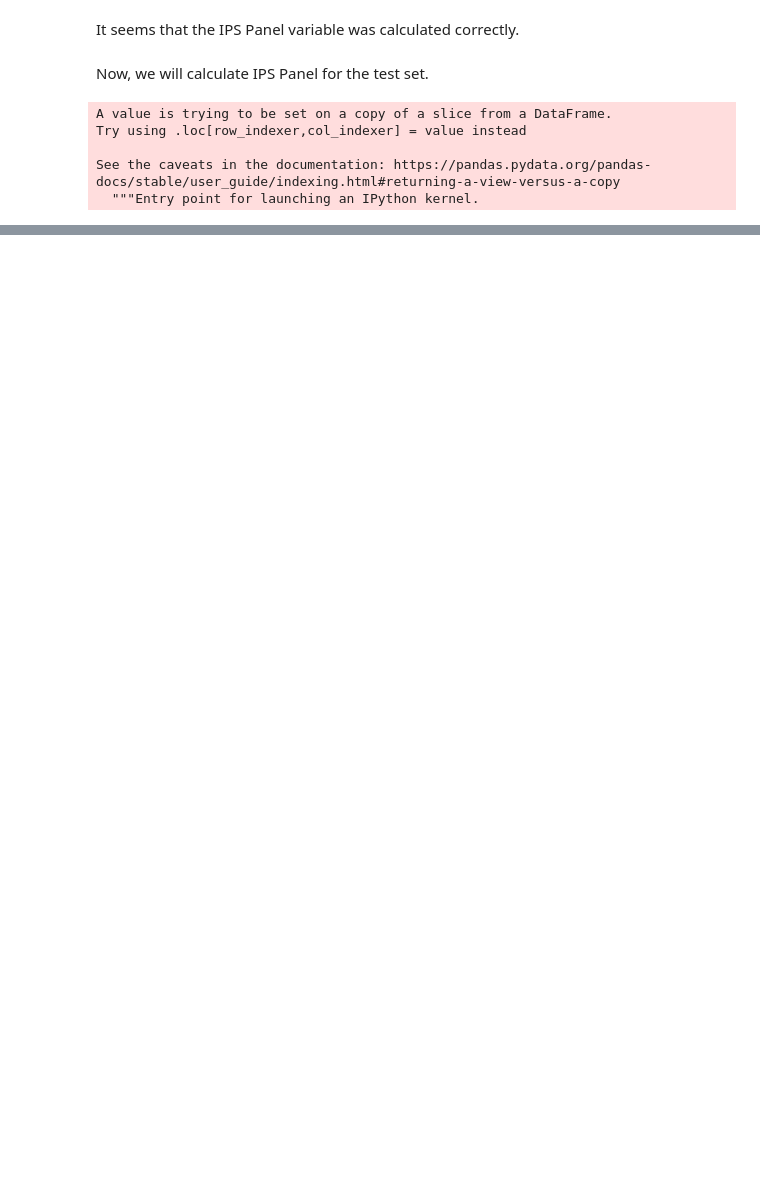
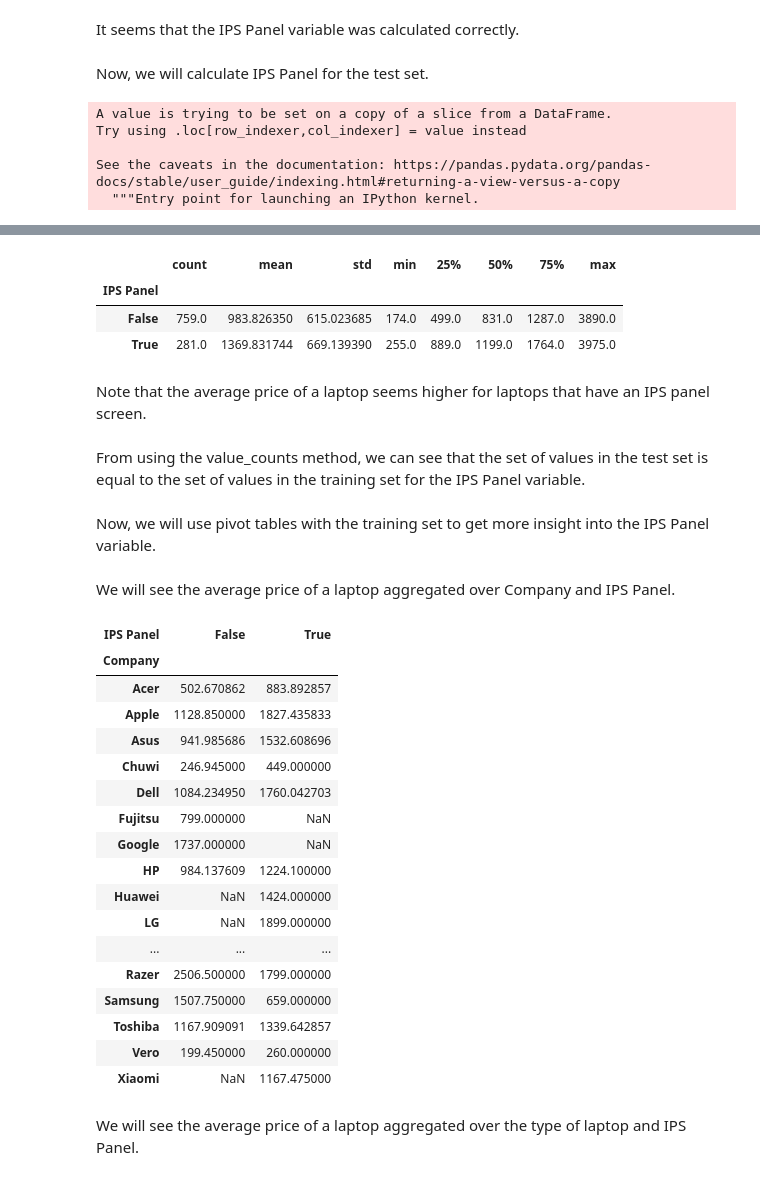
Before and after one commit to ryan-ferns/project_laptop_prices, a Jupyter notebook: laptop-prices-project.ipynb, the cells around one changed output, grey strips where cells are left out. Drawn from its saved outputs; the diff is of its cells as text; code cells hidden in the pictures; blank space fills up the shorter version.

```diff
--- a/laptop-prices-project.ipynb
+++ b/laptop-prices-project.ipynb
@@ -4519,0 +4557,42 @@ See the caveats in the documentation: https://pandas.pydata.org/pandas-docs/stab
+# %%
+train.groupby('IPS Panel')['Price_euros'].describe()
+# %% [output]
+|  | count | mean | std | min | 25% | 50% | 75% | max |
+| IPS Panel |  |  |  |  |  |  |  |  |
+| False | 759.0 | 983.826350 | 615.023685 | 174.0 | 499.0 | 831.0 | 1287.0 | 3890.0 |
+| True | 281.0 | 1369.831744 | 669.139390 | 255.0 | 889.0 | 1199.0 | 1764.0 | 3975.0 |
+# %% [markdown]
+Note that the average price of a laptop seems higher for laptops
+that have an IPS panel screen.
+# %% [markdown]
+From using the value_counts method, we can see that the set of values
+in the test set is equal to the set of values in the training set for
+the IPS Panel variable.
+# %% [markdown]
+Now, we will use pivot tables with the training set
+to get more insight into the IPS Panel variable.
+# %% [markdown]
+We will see the average price of a laptop aggregated over Company and IPS Panel.
+# %%
+pd.pivot_table(train, values='Price_euros', index='Company', columns='IPS Panel')
+# %% [output]
+| IPS Panel | False | True |
+| Company |  |  |
+| Acer | 502.670862 | 883.892857 |
+| Apple | 1128.850000 | 1827.435833 |
+| Asus | 941.985686 | 1532.608696 |
+| Chuwi | 246.945000 | 449.000000 |
+| Dell | 1084.234950 | 1760.042703 |
+| Fujitsu | 799.000000 | NaN |
+| Google | 1737.000000 | NaN |
+| HP | 984.137609 | 1224.100000 |
+| Huawei | NaN | 1424.000000 |
+| LG | NaN | 1899.000000 |
+| ... | ... | ... |
+| Razer | 2506.500000 | 1799.000000 |
+| Samsung | 1507.750000 | 659.000000 |
+| Toshiba | 1167.909091 | 1339.642857 |
+| Vero | 199.450000 | 260.000000 |
+| Xiaomi | NaN | 1167.475000 |
+# %% [markdown]
+We will see the average price of a laptop aggregated over the type of laptop and IPS Panel.
```
Also changed, not shown: parts of 68 cells of this notebook.
